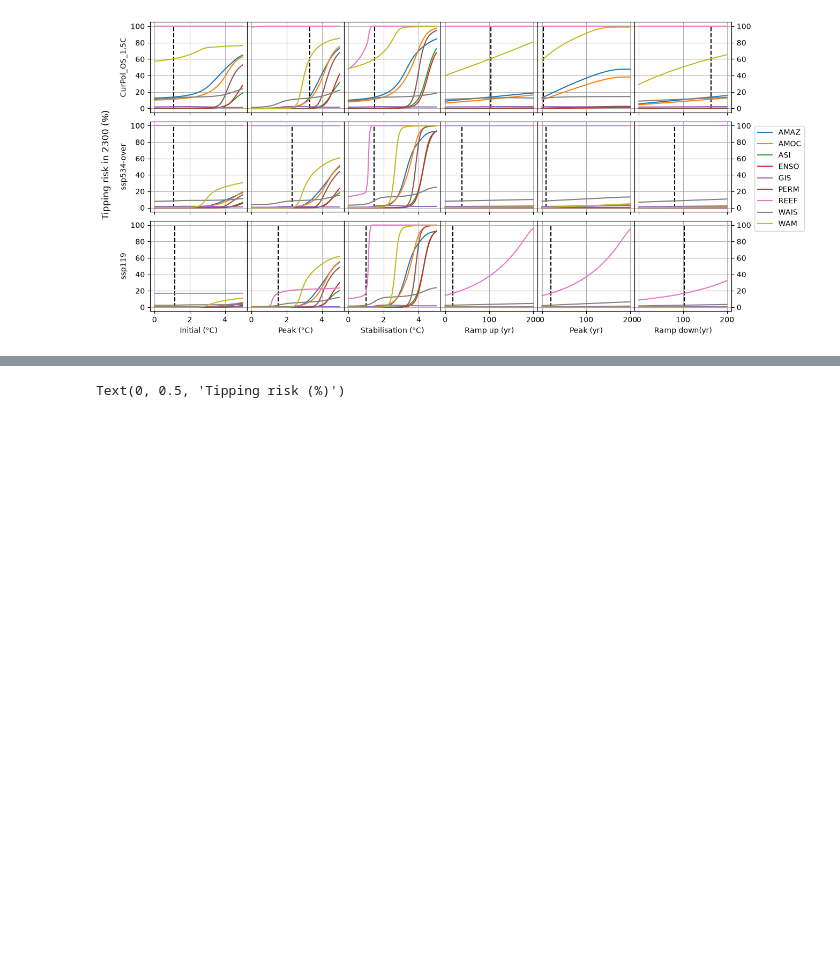
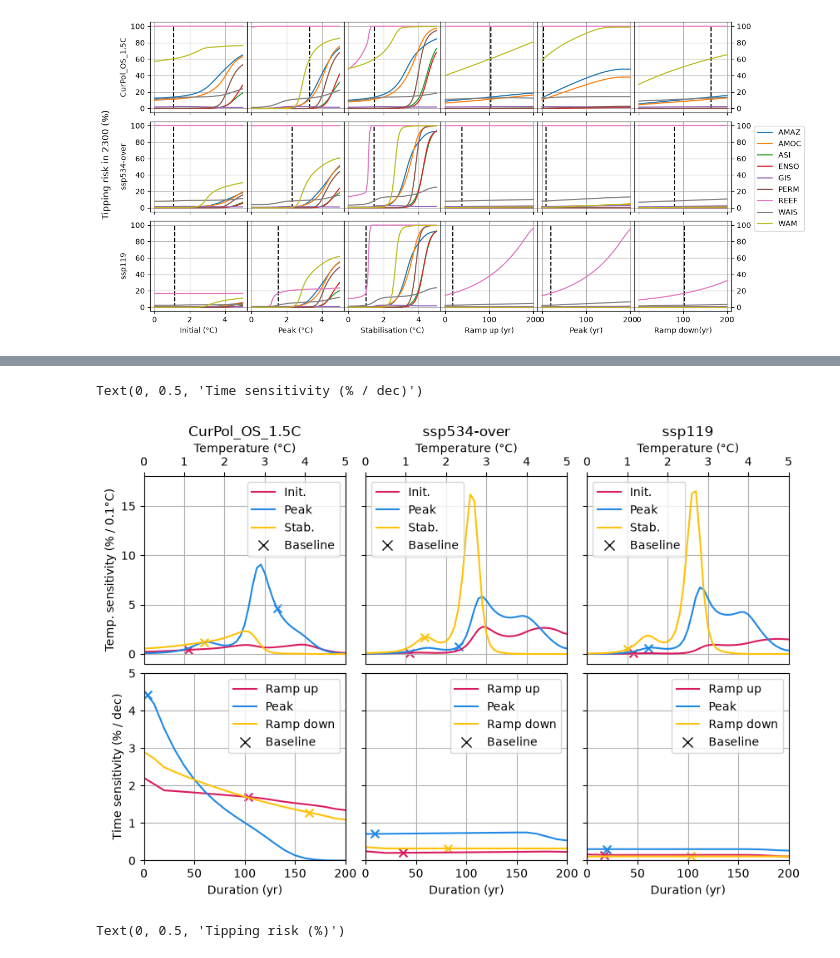
Before and after one commit to JBara97/NMaCh-TP, a Jupyter notebook: Code/Notebooks/Overshoots/1 - OAT sensitivity analysis.ipynb, the cells around one changed output, grey strips where cells are left out. Cells and saved outputs as stored; diff of their text form; code cells hidden in the pictures; blank space fills up the shorter version.

```diff
--- a/Code/Notebooks/Overshoots/1 - OAT sensitivity analysis.ipynb
+++ b/Code/Notebooks/Overshoots/1 - OAT sensitivity analysis.ipynb
@@ -665,3 +639,49 @@ TRs_baseline[0].shape
+# %%
+fig,axs=plt.subplots(nrows=2,ncols=3,figsize=(10,6))
+fig.subplots_adjust(wspace=0.1,hspace=0.05)
+labels = ['Init.', 'Peak', 'Stab.', 'Ramp up', 'Peak', 'Ramp down']
+ylims = [(-1,18),(0,5)]
+colors = ['#D81B60', '#1E88E5', '#FFC107']
+
+for k,TR in enumerate(TRs):
+    axs[0,k].set_title(baselines[k])
+    for i,tr in enumerate(TR):
+        if i <3:
+            conversion = 100*0.1 # UNITS -> % / 0.1C
+        else:
+            conversion = 100*10 # UNITS -> % / decade
+        p = popts[k][i]
+        grad = conversion*np.gradient(tr.mean(axis=1),pars[i],axis=0)
+
+        axs[i//3,k].plot(pars[i], grad,label=labels[i],color=colors[i%3])
+        axs[i//3,k].scatter(popts[k][i],np.interp(p,pars[i],grad),marker='x',color=colors[i%3],s=50)
+
+for k in range(3):
+    axs[0,k].xaxis.tick_top()
+    axs[0,k].xaxis.set_label_position('top')
+    axs[0,k].set_xlim(0,5)
+    axs[0,k].set_xlabel('Temperature (°C)')
+    axs[0,k].set_yticks(np.arange(0,21,5))
+    axs[0,k].set_ylim(ylims[0])
+
+    axs[1,k].set_xlim(0,200)
+    axs[1,k].set_xlabel('Duration (yr)')
+    axs[1,k].set_ylim(ylims[1])
+    for i in range(2):
+        h,l = axs[i,k].get_legend_handles_labels()
+        h += [Line2D([], [], color='k', marker='x', linestyle='None',
+                          markersize=8, label='Baseline')]
+        l += ['Baseline']
+        axs[i,k].legend(h,l)#title=baselines[k])
+        axs[i,k].grid()
+        if k > 0:
+            axs[i,k].yaxis.set_tick_params(labelleft=False)
+
+axs[0,0].set_ylabel('Temp. sensitivity (% / 0.1°C)')
+axs[1,0].set_ylabel('Time sensitivity (% / dec)')
+# %% [output]
+Text(0, 0.5, 'Time sensitivity (% / dec)')
+[figure, added]
 # %%
 fig,axs=plt.subplots(nrows=2,ncols=3,figsize=(10,6),sharey=True)
 fig.subplots_adjust(wspace=0.1,hspace=0.05)
```
Also changed, not shown: parts of 15 cells of this notebook, 1 other file.
